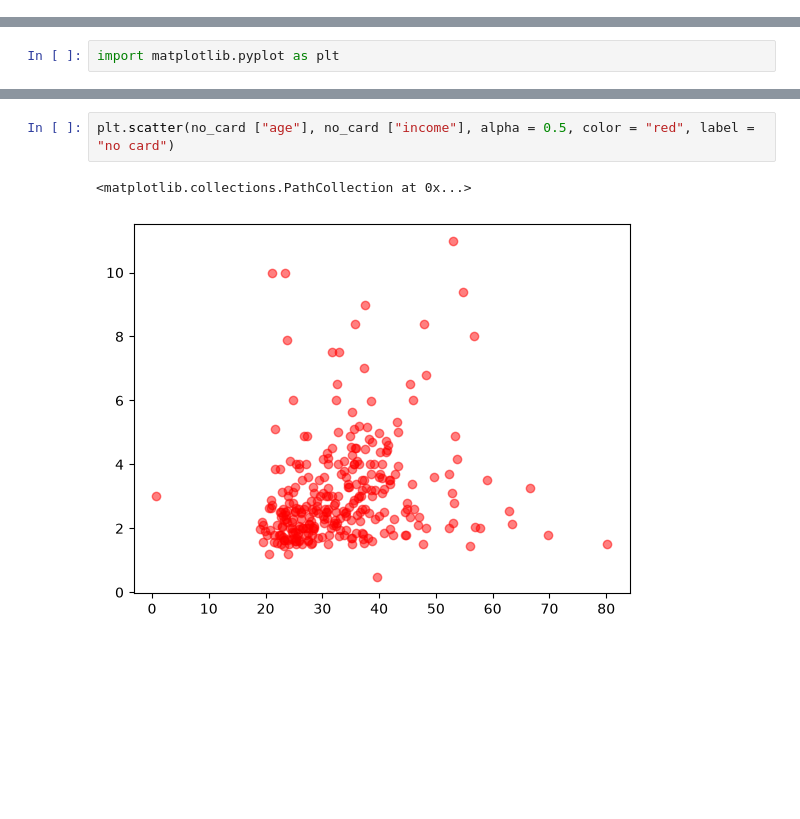
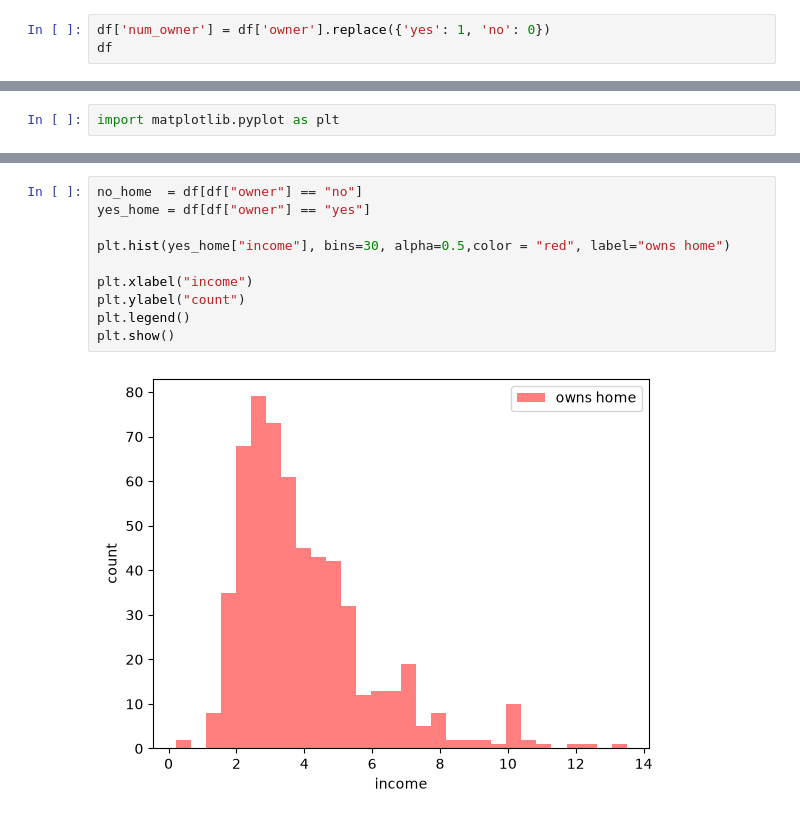
Before and after one commit to kunwaryash23-spec/AI-ML_Study-, a Jupyter notebook: Notebooks/Credit_Card_Pipeline.ipynb, the cells around one changed output, grey strips where cells are left out. Saved outputs shown, nothing was run; the diff lists cells and outputs as text; blank space fills up the shorter version.

```diff
--- a/Notebooks/Credit_Card_Pipeline.ipynb
+++ b/Notebooks/Credit_Card_Pipeline.ipynb
@@ -29,3 +41,6 @@ df.describe()
 | 50% | 0.000000 | 31.250000 | 2.900000 | 0.038827 | 101.298300 | 1.000000 | 30.000000 | 1.000000 | 6.000000 |
 | 75% | 0.000000 | 39.416670 | 4.000000 | 0.093617 | 249.035800 | 2.000000 | 72.000000 | 1.000000 | 11.000000 |
 | max | 14.000000 | 83.500000 | 13.500000 | 0.906320 | 3099.505000 | 6.000000 | 540.000000 | 1.000000 | 46.000000 |
+# %%
+df['num_owner'] = df['owner'].replace({'yes': 1, 'no': 0})
+df
@@ -41,5 +63,12 @@ plt.scatter(yes_card["age"], yes_card ["income"],alpha = 0.5,color = "blue", lab
-# %%
-plt.scatter(no_card ["age"], no_card ["income"], alpha = 0.5, color = "red", label = "no card")
-# %% [output]
-<matplotlib.collections.PathCollection at 0x...>
-[figure, removed]
+# %%
+no_home  = df[df["owner"] == "no"]
+yes_home = df[df["owner"] == "yes"]
+
+plt.hist(yes_home["income"], bins=30, alpha=0.5,color = "red", label="owns home")
+
+plt.xlabel("income")
+plt.ylabel("count")
+plt.legend()
+plt.show()
+# %% [output]
+[figure, added]
```
Also changed, not shown: parts of 10 cells of this notebook, 14 other files.
